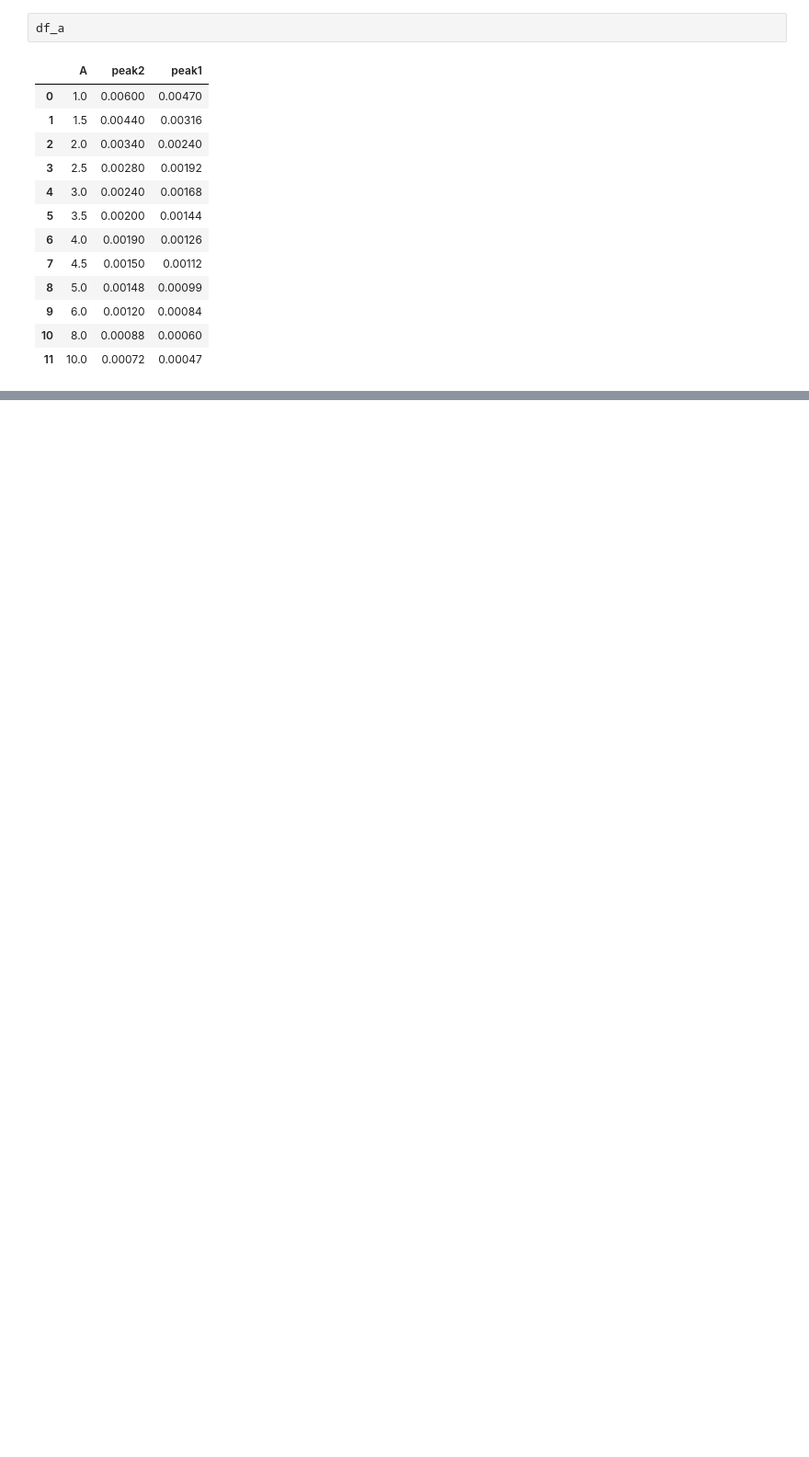
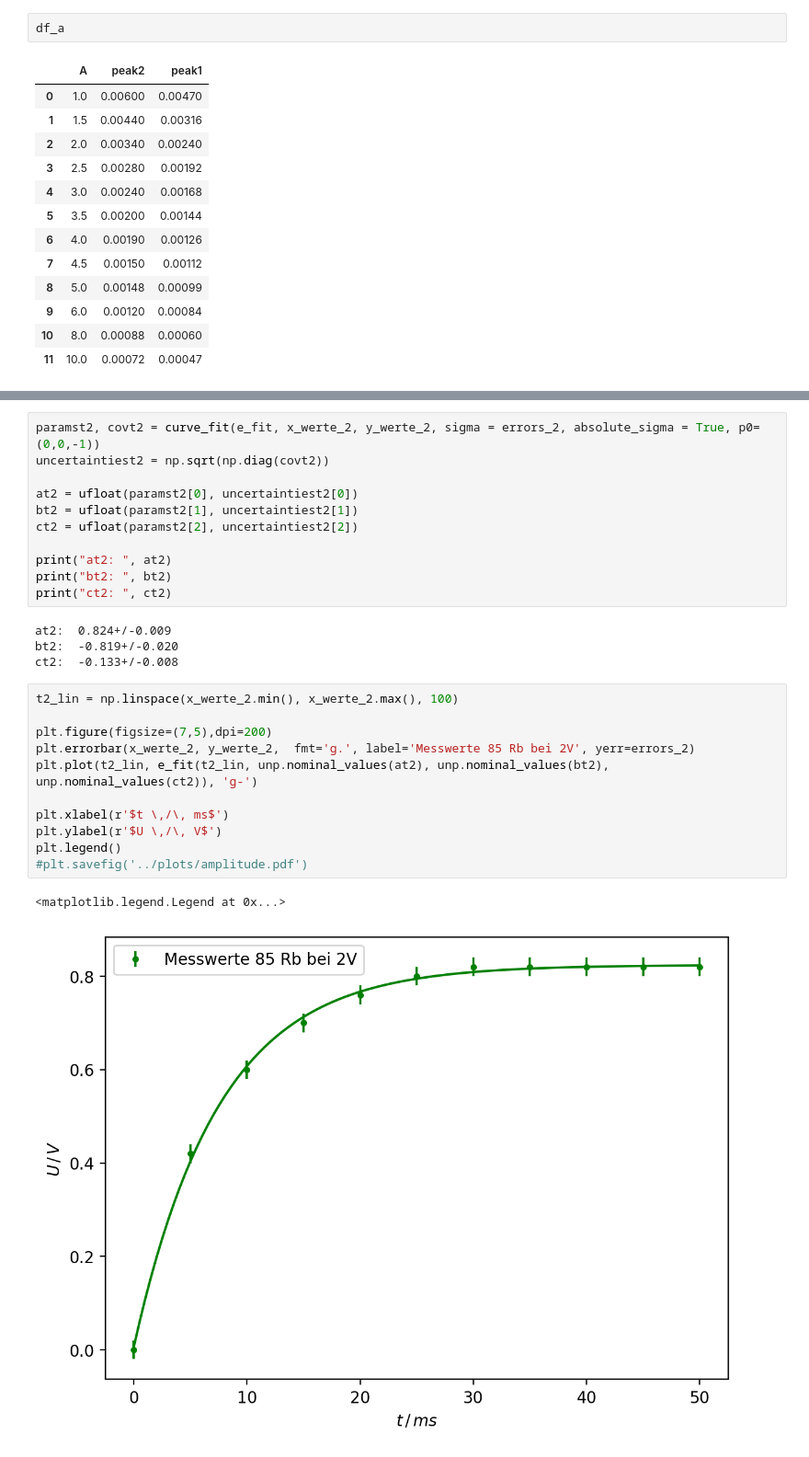
Before and after one commit to SamGTex/FP_Master_WS22-23, a Jupyter notebook: V21_Optisches_Pumpen/python/main.ipynb, the cells around one changed output, grey strips where cells are left out. Shown at 92% size. Saved outputs shown, nothing was run; the diff lists cells and outputs as text; blank space fills up the shorter version.

```diff
--- a/V21_Optisches_Pumpen/python/main.ipynb
+++ b/V21_Optisches_Pumpen/python/main.ipynb
@@ -319,0 +382,29 @@ plt.legend()
+# %%
+paramst2, covt2 = curve_fit(e_fit, x_werte_2, y_werte_2, sigma = errors_2, absolute_sigma = True, p0=(0,0,-1))
+uncertaintiest2 = np.sqrt(np.diag(covt2))
+
+at2 = ufloat(paramst2[0], uncertaintiest2[0])
+bt2 = ufloat(paramst2[1], uncertaintiest2[1])
+ct2 = ufloat(paramst2[2], uncertaintiest2[2])
+
+print("at2: ", at2)
+print("bt2: ", bt2)
+print("ct2: ", ct2)
+# %% [output]
+at2:  0.824+/-0.009
+bt2:  -0.819+/-0.020
+ct2:  -0.133+/-0.008
+# %%
+t2_lin = np.linspace(x_werte_2.min(), x_werte_2.max(), 100)
+
+plt.figure(figsize=(7,5),dpi=200)
+plt.errorbar(x_werte_2, y_werte_2,  fmt='g.', label='Messwerte 85 Rb bei 2V', yerr=errors_2)
+plt.plot(t2_lin, e_fit(t2_lin, unp.nominal_values(at2), unp.nominal_values(bt2), unp.nominal_values(ct2)), 'g-')
+
+plt.xlabel(r'$t \,/\, ms$')
+plt.ylabel(r'$U \,/\, V$')
+plt.legend()
+#plt.savefig('../plots/amplitude.pdf')
+# %% [output]
+<matplotlib.legend.Legend at 0x...>
+[figure, added]
```
Also changed, not shown: parts of 11 cells of this notebook, 1 other file.
